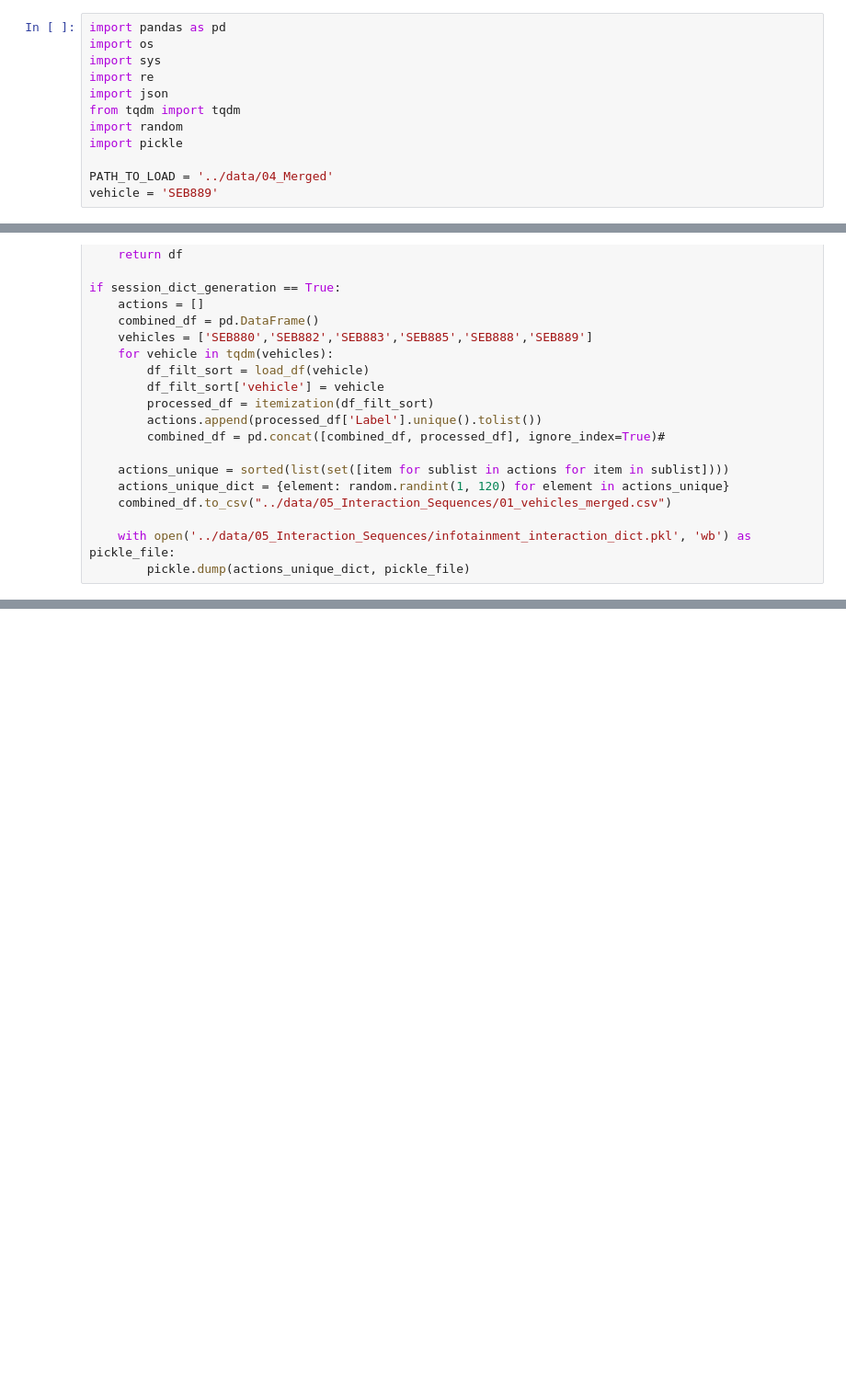
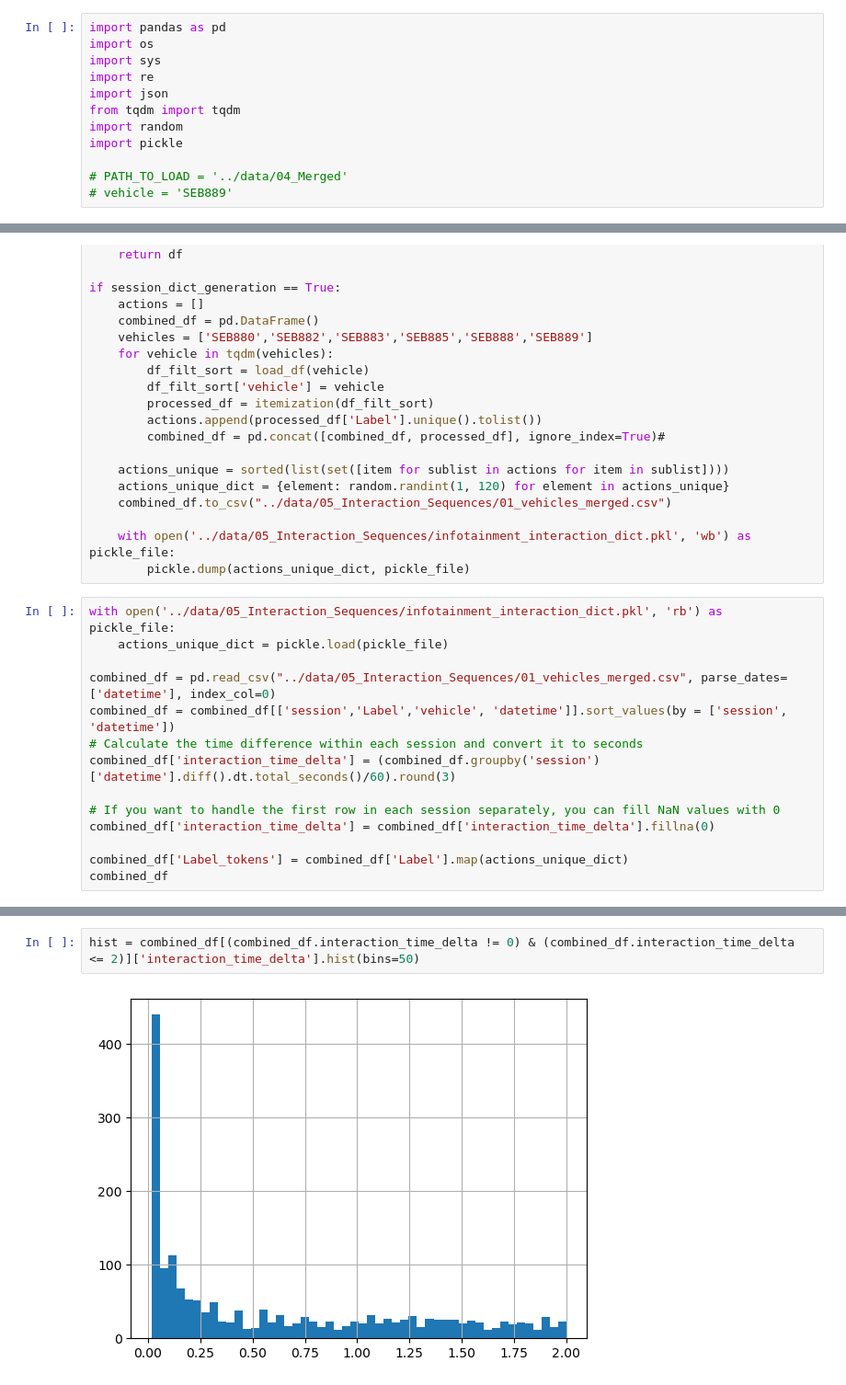
Before and after one commit to sreeragvn/CARSI-II-Master-Thesis-Context-Aware-Recsys, a Jupyter notebook: data_preprocessing/05_sequencing.ipynb, the cells around one changed output, grey strips where cells are left out. Shown at 92% size. Cells and saved outputs as stored; diff of their text form; blank space fills up the shorter version.

```diff
--- a/data_preprocessing/05_sequencing.ipynb
+++ b/data_preprocessing/05_sequencing.ipynb
@@ -8,8 +8,8 @@ from tqdm import tqdm
 import random
 import pickle
 
-PATH_TO_LOAD = '../data/04_Merged'
-vehicle = 'SEB889'
+# PATH_TO_LOAD = '../data/04_Merged'
+# vehicle = 'SEB889'
 # %%
 session_dict_generation = False
 # %%
@@ -114,3 +114,17 @@ if session_dict_generation == True:
 
     with open('../data/05_Interaction_Sequences/infotainment_interaction_dict.pkl', 'wb') as pickle_file:
         pickle.dump(actions_unique_dict, pickle_file)
+# %%
+with open('../data/05_Interaction_Sequences/infotainment_interaction_dict.pkl', 'rb') as pickle_file:
+    actions_unique_dict = pickle.load(pickle_file)
+
+combined_df = pd.read_csv("../data/05_Interaction_Sequences/01_vehicles_merged.csv", parse_dates=['datetime'], index_col=0)
+combined_df = combined_df[['session','Label','vehicle', 'datetime']].sort_values(by = ['session', 'datetime'])
+# Calculate the time difference within each session and convert it to seconds
+combined_df['interaction_time_delta'] = (combined_df.groupby('session')['datetime'].diff().dt.total_seconds()/60).round(3)
+
+# If you want to handle the first row in each session separately, you can fill NaN values with 0
+combined_df['interaction_time_delta'] = combined_df['interaction_time_delta'].fillna(0)
+
+combined_df['Label_tokens'] = combined_df['Label'].map(actions_unique_dict)
+combined_df
@@ -116,0 +145,4 @@ if session_dict_generation == True:
+# %%
+hist = combined_df[(combined_df.interaction_time_delta != 0) & (combined_df.interaction_time_delta <= 2)]['interaction_time_delta'].hist(bins=50)
+# %% [output]
+[figure, added]
```
Also changed, not shown: parts of 5 cells of this notebook, 9 other files.
